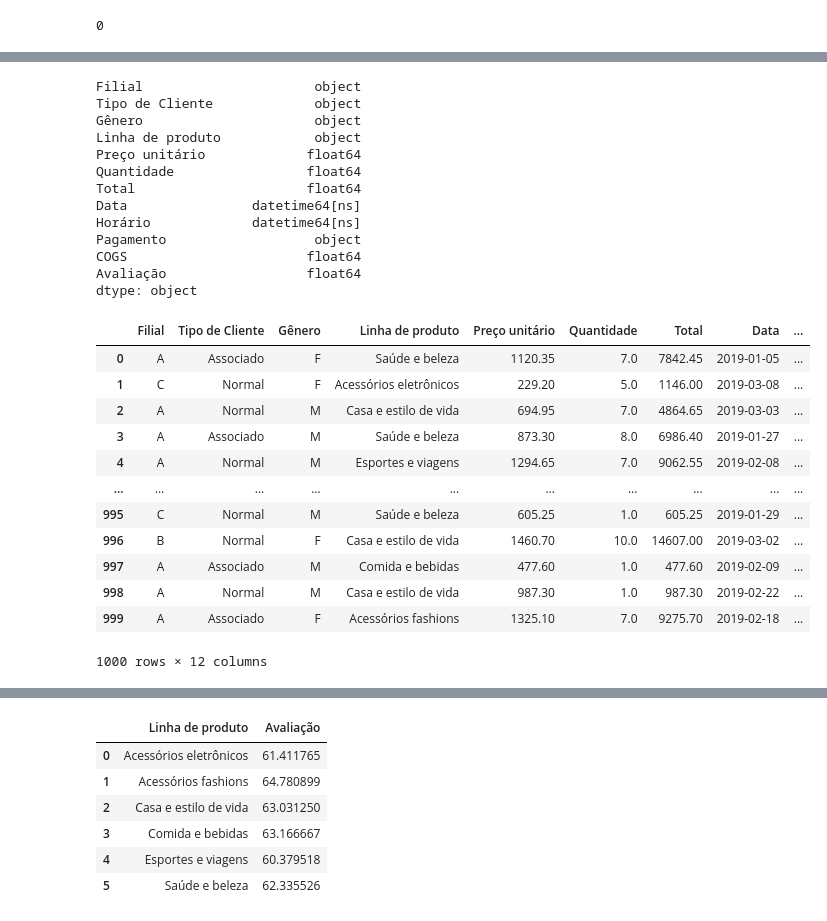
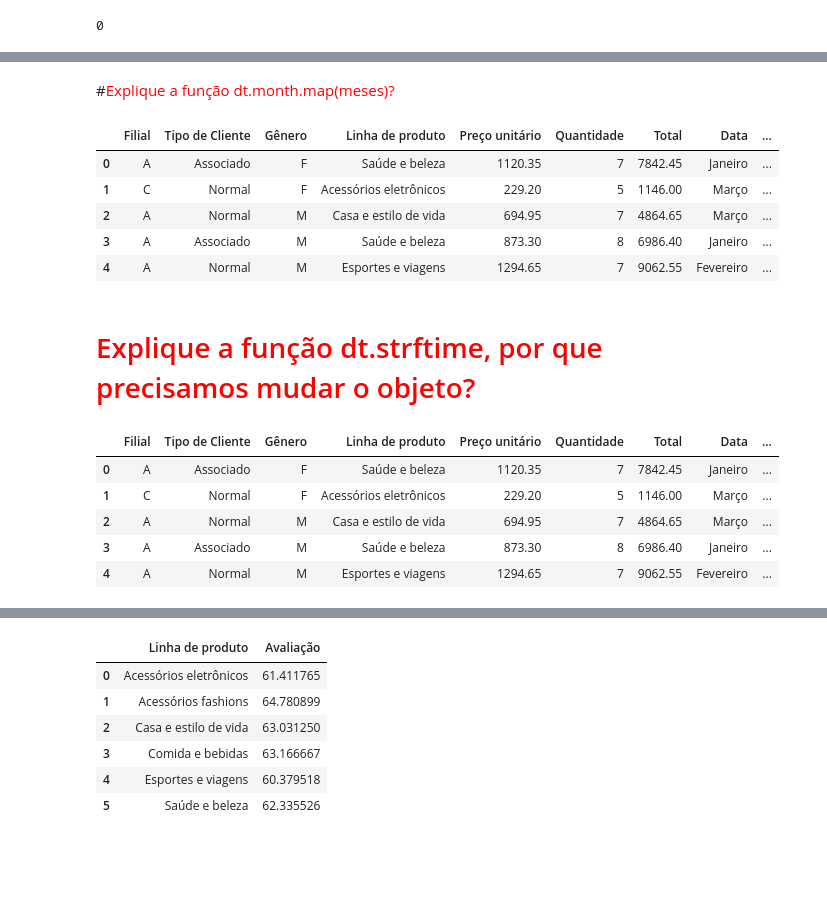
Before and after one commit to Enmoth/Mineracao-de-Dados, a Jupyter notebook: MineracaoBasica.ipynb, the cells around one changed output, grey strips where cells are left out. Saved outputs shown, nothing was run; the diff lists cells and outputs as text; code cells hidden in the pictures; blank space fills up the shorter version.

```diff
--- a/MineracaoBasica.ipynb
+++ b/MineracaoBasica.ipynb
@@ -55 +118,3 @@ df.drop(columns=['porcentagem de margem bruta','renda bruta', 'ID da fatura'], i
+# %%
+df.rename(columns={'Tempo':'Horário'}, inplace = True) #Trocando o nome da coluna Tempo por Horário
 # %%
@@ -105,2 +128,0 @@ df.rename(columns={'Tempo' : 'Horário'})
-# %%
-df = df.rename(columns={'Tempo' : 'Horário'})
@@ -212,0 +231,2 @@ df.duplicated().sum()
+# %% [markdown]
+#<font color='red'>Explique a função dt.month.map(meses)?</font>
@@ -213,16 +235,11 @@ df.duplicated().sum()
 # %%
-df.dtypes
+df.head()
 # %% [output]
-Filial                      object
-Tipo de Cliente             object
-Gênero                      object
-Linha de produto            object
-Preço unitário             float64
-Quantidade                 float64
-Total                      float64
-Data                datetime64[ns]
-Horário             datetime64[ns]
-Pagamento                   object
-COGS                       float64
-Avaliação                  float64
-dtype: object
+|  | Filial | Tipo de Cliente | Gênero | Linha de produto | Preço unitário | Quantidade | Total | Data | ... |
+| 0 | A | Associado | F | Saúde e beleza | 1120.35 | 7 | 7842.45 | Janeiro | ... |
+| 1 | C | Normal | F | Acessórios eletrônicos | 229.20 | 5 | 1146.00 | Março | ... |
+| 2 | A | Normal | M | Casa e estilo de vida | 694.95 | 7 | 4864.65 | Março | ... |
+| 3 | A | Associado | M | Saúde e beleza | 873.30 | 8 | 6986.40 | Janeiro | ... |
+| 4 | A | Normal | M | Esportes e viagens | 1294.65 | 7 | 9062.55 | Fevereiro | ... |
+# %% [markdown]
+# <font color='red'>Explique a função dt.strftime, por que precisamos mudar o objeto?</font>
@@ -229,16 +248,9 @@ dtype: object
 # %%
-df
+df.head()
 # %% [output]
 |  | Filial | Tipo de Cliente | Gênero | Linha de produto | Preço unitário | Quantidade | Total | Data | ... |
-| 0 | A | Associado | F | Saúde e beleza | 1120.35 | 7.0 | 7842.45 | 2019-01-05 | ... |
-| 1 | C | Normal | F | Acessórios eletrônicos | 229.20 | 5.0 | 1146.00 | 2019-03-08 | ... |
-| 2 | A | Normal | M | Casa e estilo de vida | 694.95 | 7.0 | 4864.65 | 2019-03-03 | ... |
-| 3 | A | Associado | M | Saúde e beleza | 873.30 | 8.0 | 6986.40 | 2019-01-27 | ... |
-| 4 | A | Normal | M | Esportes e viagens | 1294.65 | 7.0 | 9062.55 | 2019-02-08 | ... |
-| ... | ... | ... | ... | ... | ... | ... | ... | ... | ... |
-| 995 | C | Normal | M | Saúde e beleza | 605.25 | 1.0 | 605.25 | 2019-01-29 | ... |
-| 996 | B | Normal | F | Casa e estilo de vida | 1460.70 | 10.0 | 14607.00 | 2019-03-02 | ... |
-| 997 | A | Associado | M | Comida e bebidas | 477.60 | 1.0 | 477.60 | 2019-02-09 | ... |
-| 998 | A | Normal | M | Casa e estilo de vida | 987.30 | 1.0 | 987.30 | 2019-02-22 | ... |
-| 999 | A | Associado | F | Acessórios fashions | 1325.10 | 7.0 | 9275.70 | 2019-02-18 | ... |
+| 0 | A | Associado | F | Saúde e beleza | 1120.35 | 7 | 7842.45 | Janeiro | ... |
+| 1 | C | Normal | F | Acessórios eletrônicos | 229.20 | 5 | 1146.00 | Março | ... |
+| 2 | A | Normal | M | Casa e estilo de vida | 694.95 | 7 | 4864.65 | Março | ... |
+| 3 | A | Associado | M | Saúde e beleza | 873.30 | 8 | 6986.40 | Janeiro | ... |
+| 4 | A | Normal | M | Esportes e viagens | 1294.65 | 7 | 9062.55 | Fevereiro | ... |
-1000 rows × 12 columns
```
Also changed, not shown: parts of 130 cells of this notebook.
